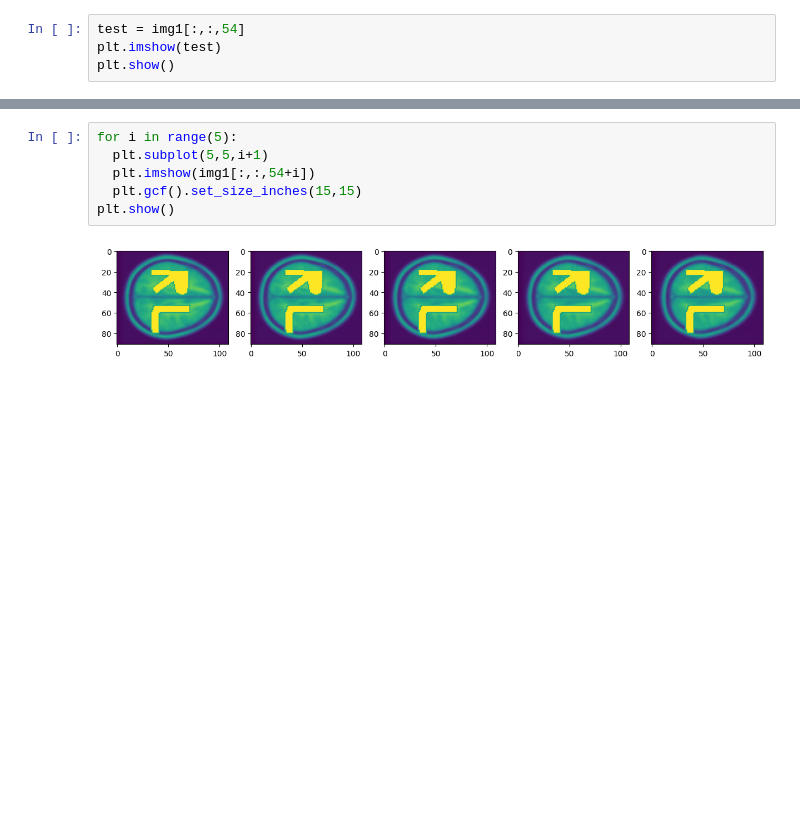
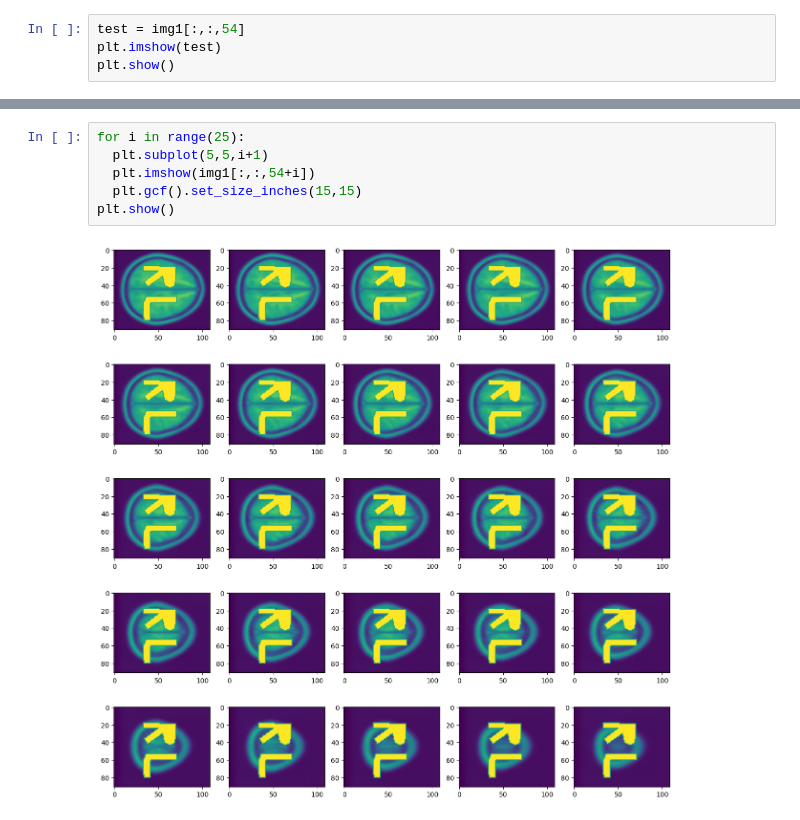
Before and after one commit to Taboh250/sep23_cds_int_medical_data, a Jupyter notebook: AlzeimerProject.ipynb, the cells around one changed output, grey strips where cells are left out. Drawn from its saved outputs; the diff is of its cells as text; blank space fills up the shorter version.

```diff
--- a/AlzeimerProject.ipynb
+++ b/AlzeimerProject.ipynb
@@ -59,8 +95,8 @@ plt.show()
 # %%
-for i in range(5):
+for i in range(25):
   plt.subplot(5,5,i+1)
   plt.imshow(img1[:,:,54+i])
   plt.gcf().set_size_inches(15,15)
 plt.show()
 # %% [output]
-[figure, old version]
+[figure, new version]
```
Also changed, not shown: parts of 5 cells of this notebook.
